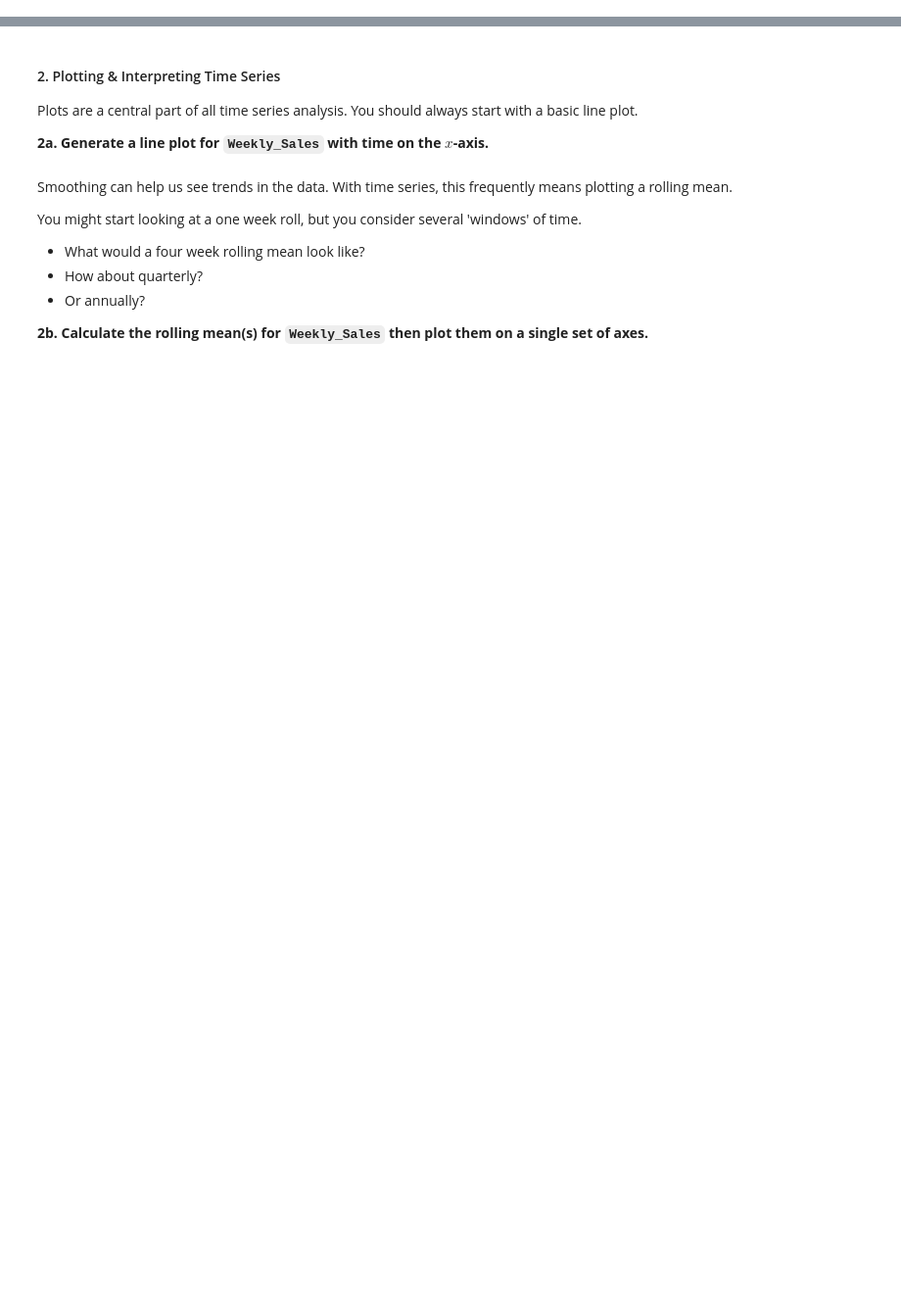
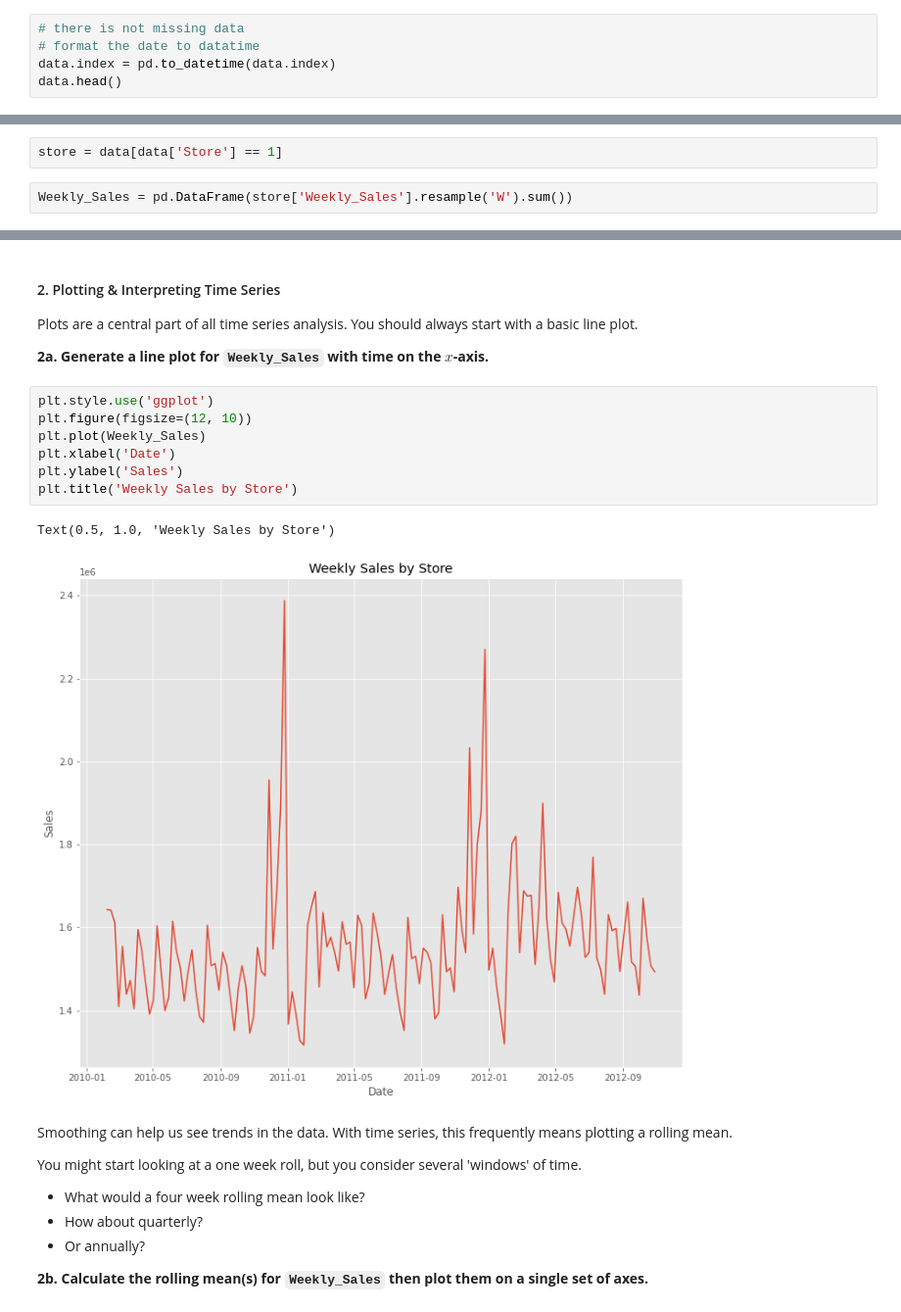
Before and after one commit to chendbox/TimeSeries_5, a Jupyter notebook: starter-code.ipynb, the cells around one changed output, grey strips where cells are left out. Shown: that part at 98% size. Drawn from its saved outputs; the diff is of its cells as text; blank space fills up the shorter version.

```diff
--- a/starter-code.ipynb
+++ b/starter-code.ipynb
@@ -86,0 +115,5 @@ Accordingly you should check:
+# %%
+# there is not missing data
+# format the date to datatime
+data.index = pd.to_datetime(data.index)
+data.head()
@@ -92,3 +137,7 @@ Our data set has a number of stores, each with weekly sales volumes for many dep
 To facilitate our first time series model, we need to use a single store, and aggregate the total sales for all departments.
 
 **Aggregate all of the sales for STORE 1 into a new dataframe called `Weekly_Sales`.**
+# %%
+store = data[data['Store'] == 1]
+# %%
+Weekly_Sales = pd.DataFrame(store['Weekly_Sales'].resample('W').sum())
@@ -98,6 +164,16 @@ To facilitate our first time series model, we need to use a single store, and ag
 Plots are a central part of all time series analysis. You should always start with a basic line plot.
 
 **2a. Generate a line plot for `Weekly_Sales` with time on the $x$-axis.**
+# %%
+plt.style.use('ggplot')
+plt.figure(figsize=(12, 10))
+plt.plot(Weekly_Sales)
+plt.xlabel('Date')
+plt.ylabel('Sales')
+plt.title('Weekly Sales by Store')
+# %% [output]
+Text(0.5, 1.0, 'Weekly Sales by Store')
+[figure, added]
 # %% [markdown]
 Smoothing can help us see trends in the data. With time series, this frequently means plotting a rolling mean.
 
```
Also changed, not shown: parts of 91 cells of this notebook.
